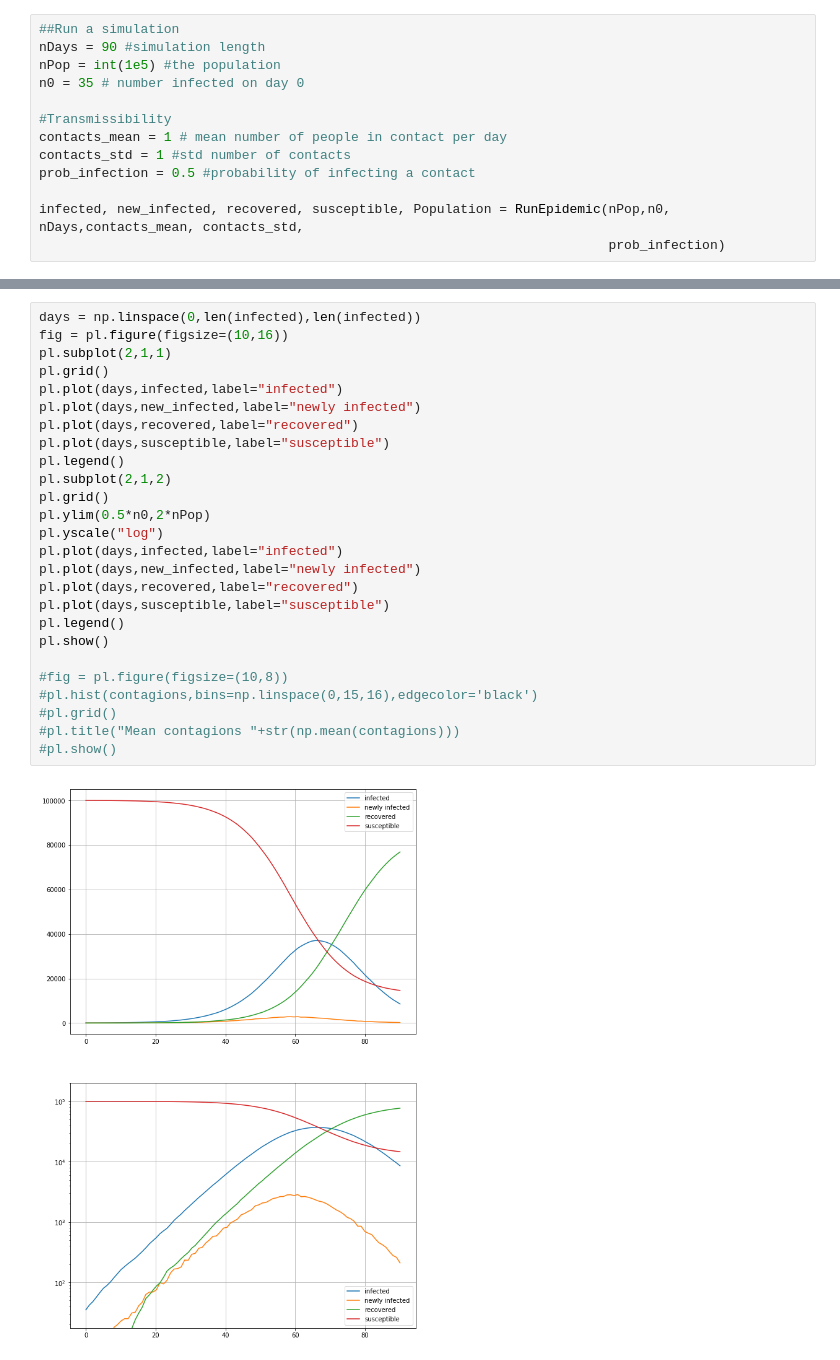
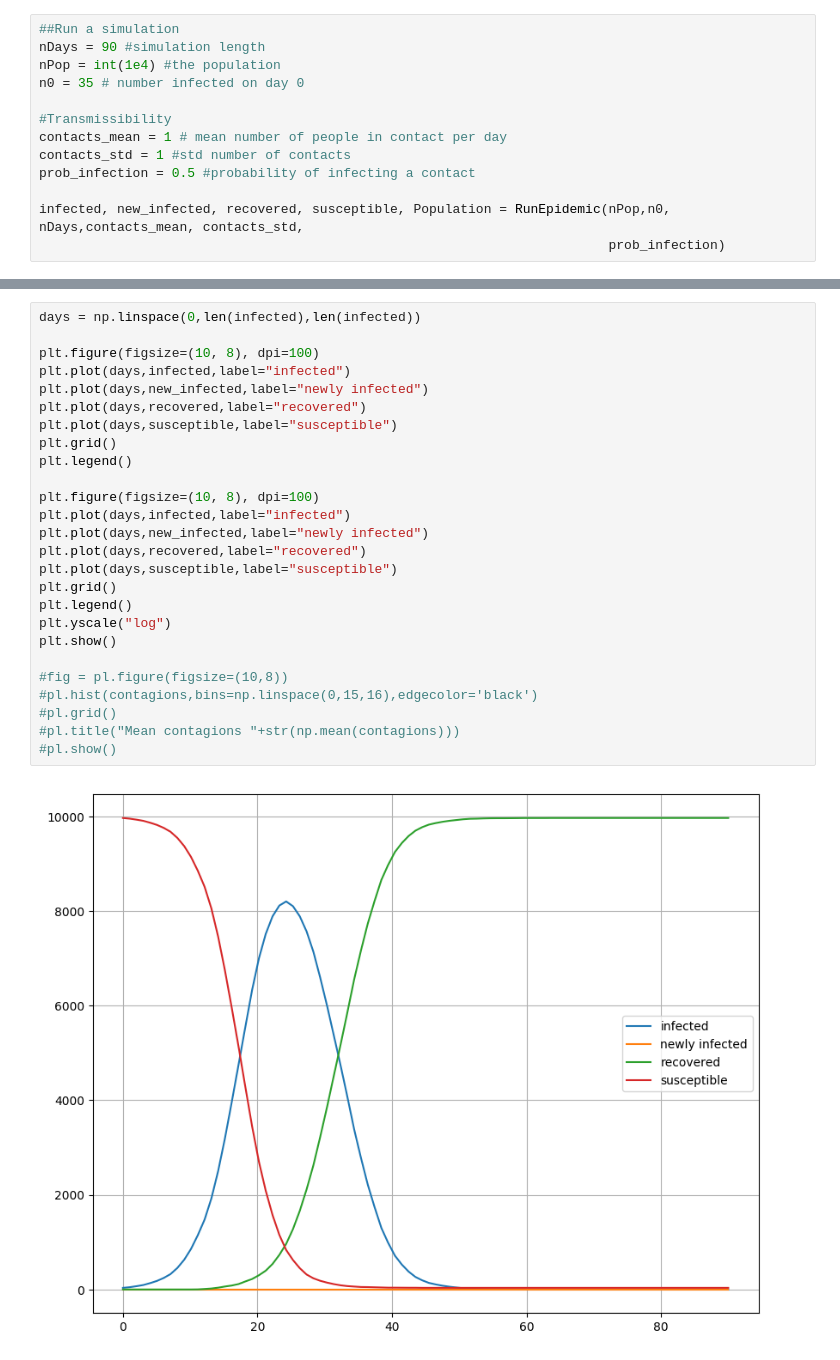
Before and after one commit to Queens-Physics/quaboom, a Jupyter notebook: CovidMC.ipynb, the cells around one changed output, grey strips where cells are left out. Saved outputs shown, nothing was run; the diff lists cells and outputs as text.

```diff
--- a/CovidMC.ipynb
+++ b/CovidMC.ipynb
@@ -146,7 +117,7 @@ def RunEpidemic(nPop, n0, nDays, contacts_mean, contacts_std, prob_infection):
 # %%
 ##Run a simulation
 nDays = 90 #simulation length
-nPop = int(1e5) #the population
+nPop = int(1e4) #the population
 n0 = 35 # number infected on day 0
 
 #Transmissibility
@@ -177,28 +148,28 @@ The mean contagion rate is: 0.85545
 # %%
 days = np.linspace(0,len(infected),len(infected))
-fig = pl.figure(figsize=(10,16))
-pl.subplot(2,1,1)
-pl.grid()
-pl.plot(days,infected,label="infected")
-pl.plot(days,new_infected,label="newly infected")
-pl.plot(days,recovered,label="recovered")
-pl.plot(days,susceptible,label="susceptible")
-pl.legend()
-pl.subplot(2,1,2)
-pl.grid()
-pl.ylim(0.5*n0,2*nPop)
-pl.yscale("log")
-pl.plot(days,infected,label="infected")
-pl.plot(days,new_infected,label="newly infected")
-pl.plot(days,recovered,label="recovered")
-pl.plot(days,susceptible,label="susceptible")
-pl.legend()
-pl.show()
+
+plt.figure(figsize=(10, 8), dpi=100)
+plt.plot(days,infected,label="infected")
+plt.plot(days,new_infected,label="newly infected")
+plt.plot(days,recovered,label="recovered")
+plt.plot(days,susceptible,label="susceptible")
+plt.grid()
+plt.legend()
+
+plt.figure(figsize=(10, 8), dpi=100)
+plt.plot(days,infected,label="infected")
+plt.plot(days,new_infected,label="newly infected")
+plt.plot(days,recovered,label="recovered")
+plt.plot(days,susceptible,label="susceptible")
+plt.grid()
+plt.legend()
+plt.yscale("log")
+plt.show()
 
 #fig = pl.figure(figsize=(10,8))
 #pl.hist(contagions,bins=np.linspace(0,15,16),edgecolor='black')
 #pl.grid()
 #pl.title("Mean contagions "+str(np.mean(contagions)))
 #pl.show()
 # %% [output]
-[figure, old version]
+[figure, new version]
```
Also changed, not shown: parts of 6 cells of this notebook, 1 other file.
